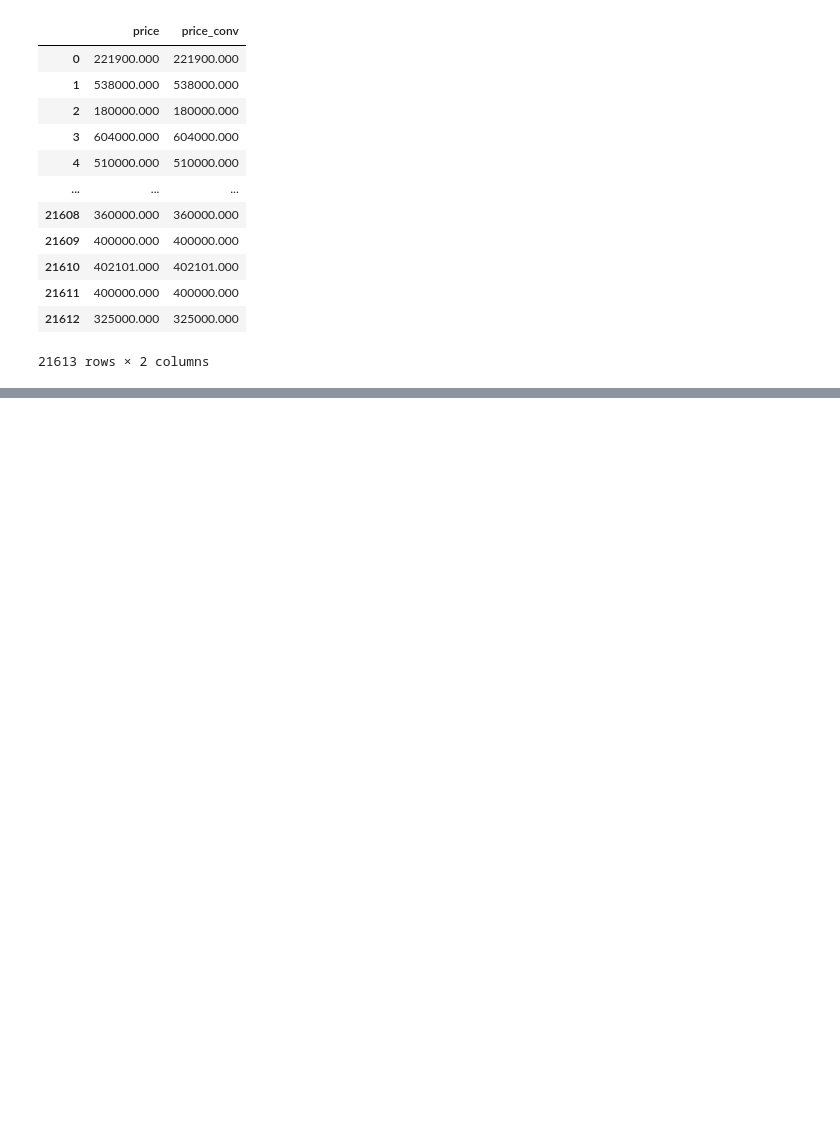
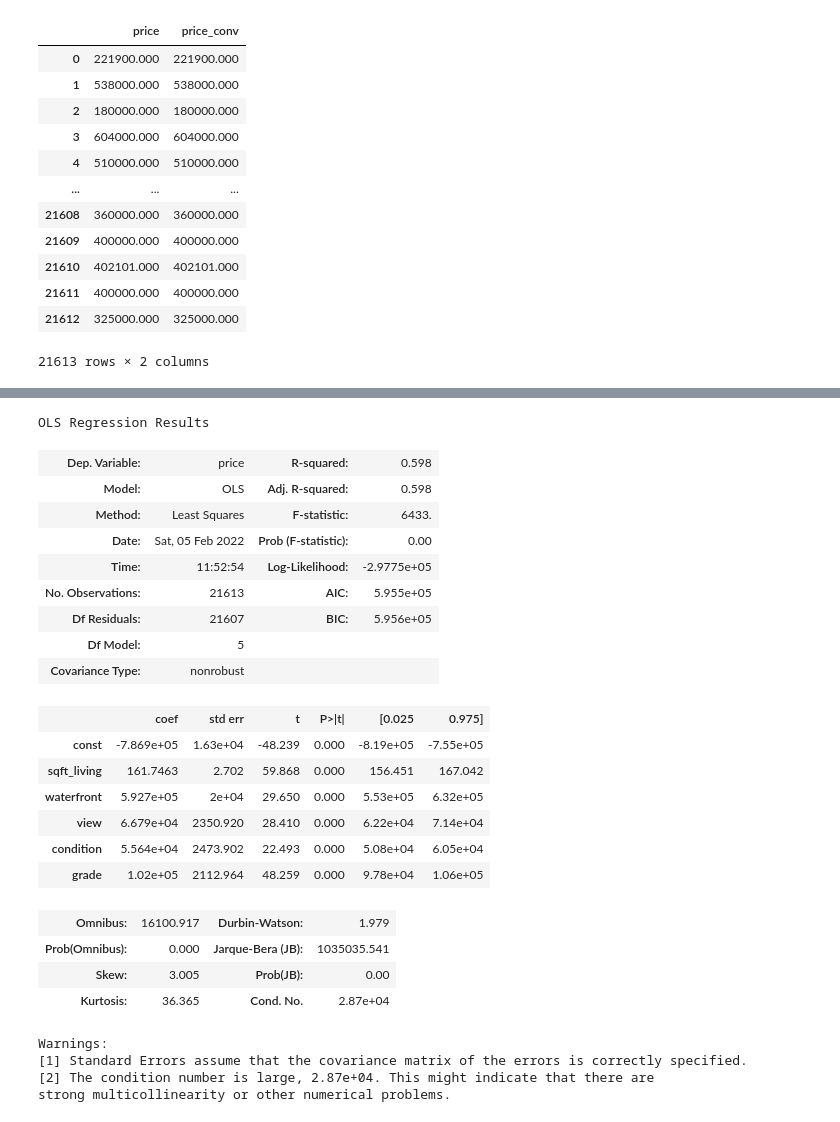
Before and after one commit to blazysecon/SDA_DS_class, a Jupyter notebook: practice/regression_housing_in_Seattle.ipynb, the cells around one changed output, grey strips where cells are left out. Saved outputs shown, nothing was run; the diff lists cells and outputs as text; code cells hidden in the pictures; blank space fills up the shorter version.

```diff
--- a/practice/regression_housing_in_Seattle.ipynb
+++ b/practice/regression_housing_in_Seattle.ipynb
@@ -108,0 +114,35 @@ corr_plot(corr_matrix, "Price correlation")
+# %%
+y = df.price # target
+x = df[['sqft_living', 'waterfront', 'view', 'condition', 'grade']]
+# %%
+import statsmodels.api as sm
+x_train = sm.add_constant(x)
+model = sm.OLS(y, x_train).fit()
+# %%
+model.summary()
+# %% [output]
+OLS Regression Results
+| Dep. Variable: | price | R-squared: | 0.598 |
+| Model: | OLS | Adj. R-squared: | 0.598 |
+| Method: | Least Squares | F-statistic: | 6433. |
+| Date: | Sat, 05 Feb 2022 | Prob (F-statistic): | 0.00 |
+| Time: | 11:52:54 | Log-Likelihood: | -2.9775e+05 |
+| No. Observations: | 21613 | AIC: | 5.955e+05 |
+| Df Residuals: | 21607 | BIC: | 5.956e+05 |
+| Df Model: | 5 |  |  |
+| Covariance Type: | nonrobust |  |  |
+|  | coef | std err | t | P>|t| | [0.025 | 0.975] |
+| const | -7.869e+05 | 1.63e+04 | -48.239 | 0.000 | -8.19e+05 | -7.55e+05 |
+| sqft_living | 161.7463 | 2.702 | 59.868 | 0.000 | 156.451 | 167.042 |
+| waterfront | 5.927e+05 | 2e+04 | 29.650 | 0.000 | 5.53e+05 | 6.32e+05 |
+| view | 6.679e+04 | 2350.920 | 28.410 | 0.000 | 6.22e+04 | 7.14e+04 |
+| condition | 5.564e+04 | 2473.902 | 22.493 | 0.000 | 5.08e+04 | 6.05e+04 |
+| grade | 1.02e+05 | 2112.964 | 48.259 | 0.000 | 9.78e+04 | 1.06e+05 |
+| Omnibus: | 16100.917 | Durbin-Watson: | 1.979 |
+| Prob(Omnibus): | 0.000 | Jarque-Bera (JB): | 1035035.541 |
+| Skew: | 3.005 | Prob(JB): | 0.00 |
+| Kurtosis: | 36.365 | Cond. No. | 2.87e+04 |
+Warnings:
+[1] Standard Errors assume that the covariance matrix of the errors is correctly specified.
+[2] The condition number is large, 2.87e+04. This might indicate that there are
+strong multicollinearity or other numerical problems.
```
Also changed, not shown: parts of 10 cells of this notebook.
